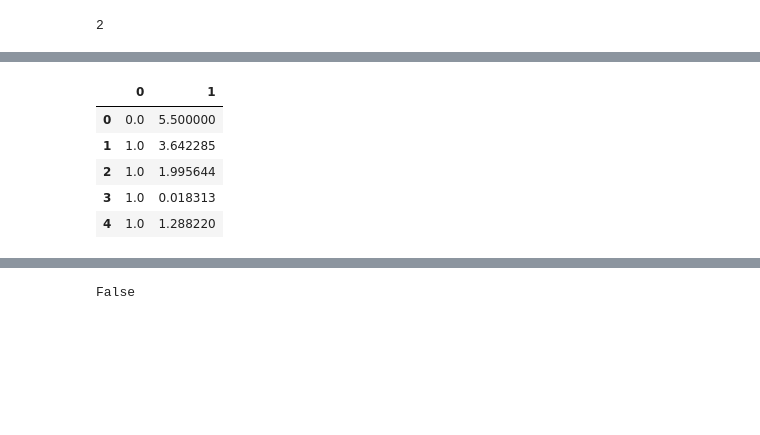
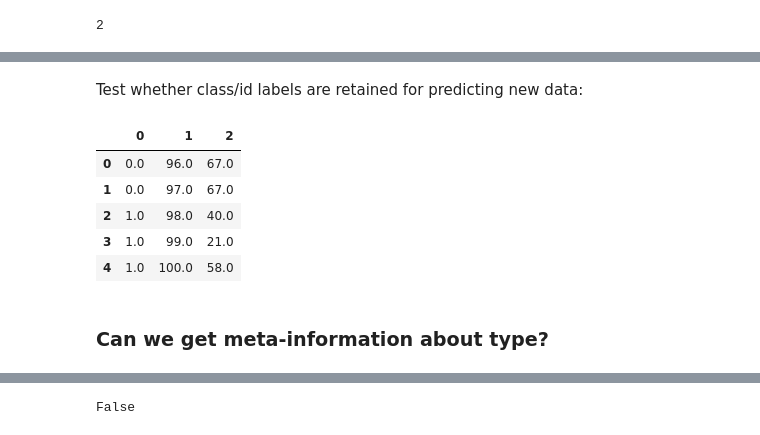
Before and after one commit to jburos/survivalstan-examples, a Jupyter notebook: Test patsy formula extensions.ipynb, the cells around one changed output, grey strips where cells are left out. Cells and saved outputs as stored; diff of their text form; code cells hidden in the pictures; blank space fills up the shorter version.

```diff
--- a/Test patsy formula extensions.ipynb
+++ b/Test patsy formula extensions.ipynb
@@ -274 +290,3 @@ def surv(time, event_status, group=None, subject=None, use_pandas=None, long_for
+# %%
+y2, X = patsy.dmatrices('surv(time=time, event_status=event_value, subject=subject_id) ~ X1', data=df)
 # %%
@@ -302,0 +310,2 @@ y, X = patsy.dmatrices('surv1(time=time, event_status=event_value) ~ X1', data=d
+# %% [markdown]
+Test whether class/id labels are retained for predicting new data:
@@ -303,12 +314,14 @@ y, X = patsy.dmatrices('surv1(time=time, event_status=event_value) ~ X1', data=d
 # %%
-pd.DataFrame(y).head()
+pd.DataFrame(y2.new).head()
 # %% [output]
-|  | 0 | 1 |
-| 0 | 0.0 | 5.500000 |
-| 1 | 1.0 | 3.642285 |
-| 2 | 1.0 | 1.995644 |
-| 3 | 1.0 | 0.018313 |
-| 4 | 1.0 | 1.288220 |
+|  | 0 | 1 | 2 |
+| 0 | 0.0 | 96.0 | 67.0 |
+| 1 | 0.0 | 97.0 | 67.0 |
+| 2 | 1.0 | 98.0 | 40.0 |
+| 3 | 1.0 | 99.0 | 21.0 |
+| 4 | 1.0 | 100.0 | 58.0 |
+# %% [markdown]
+### Can we get meta-information about type?
 # %%
 y, X = patsy.dmatrices('surv(event_status=event_value, time=time) ~ X1', data=df)
 # %%
```
Also changed, not shown: parts of 61 cells of this notebook.
